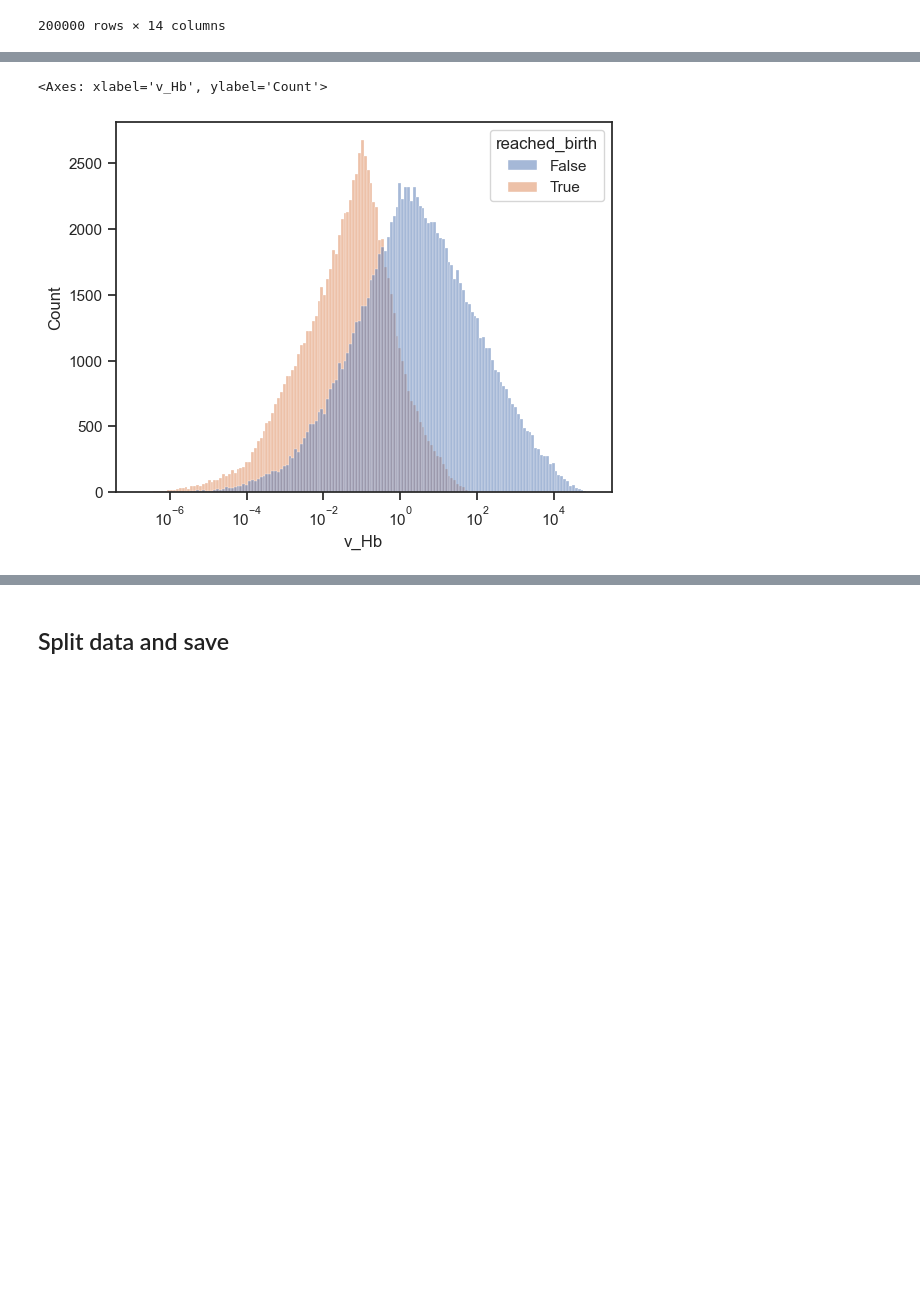
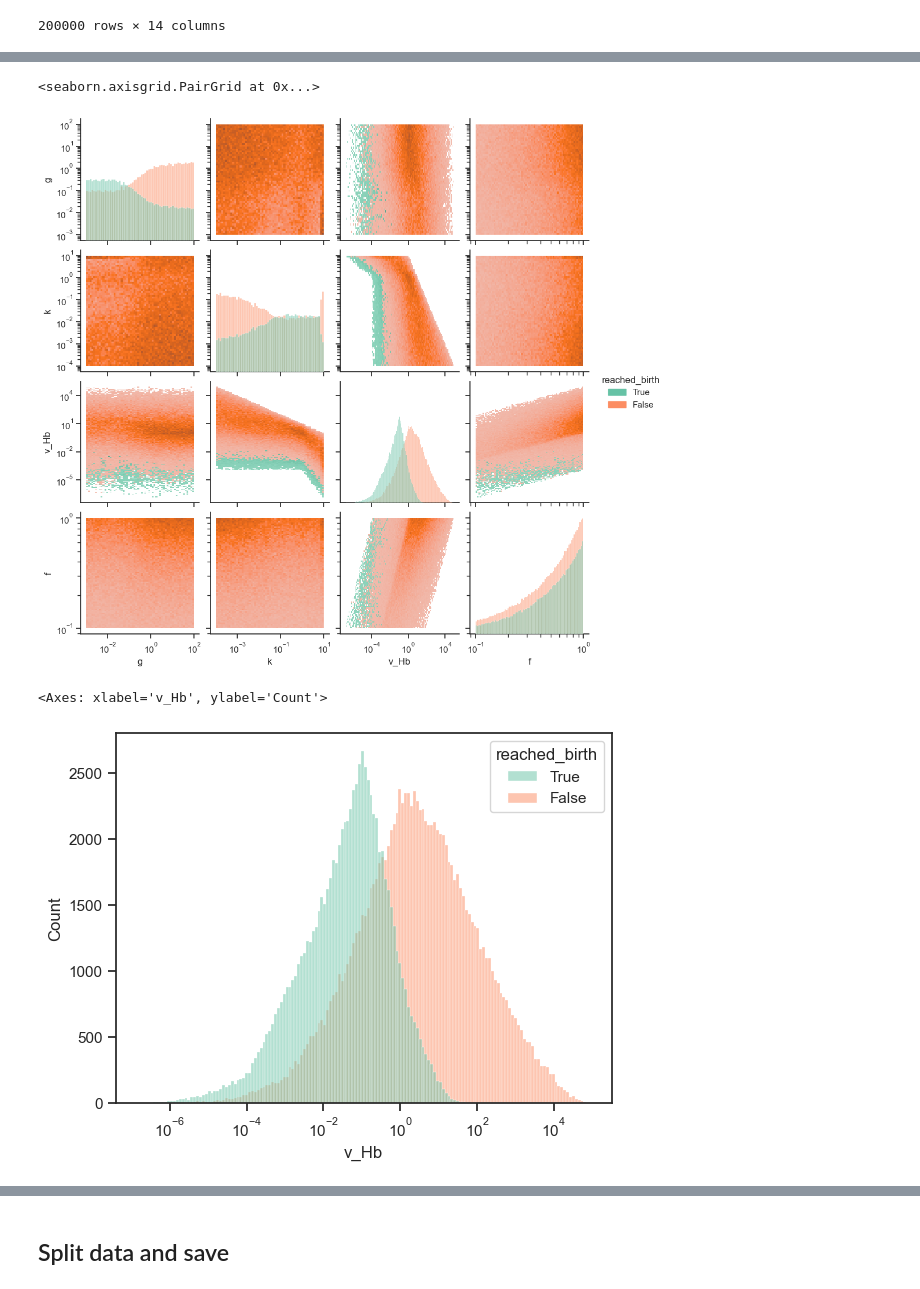
Before and after one commit to diogo-f-oliveira/deb-birth-prediction, a Jupyter notebook: notebooks/Data Preprocessing.ipynb, the cells around one changed output, grey strips where cells are left out. Saved outputs shown, nothing was run; the diff lists cells and outputs as text; code cells hidden in the pictures; blank space fills up the shorter version.

```diff
--- a/notebooks/Data Preprocessing.ipynb
+++ b/notebooks/Data Preprocessing.ipynb
@@ -100,7 +107,16 @@ df[['g', 'k', 'v_Hb', 'f']].describe()
 | max | 99.998241 | 9.999598 | 8.447736e+04 | 0.999996 |
+# %%
+sns.pairplot(data=df, vars=col_types['params'],
+             hue="reached_birth", palette="Set2", hue_order=[True, False],
+             kind='hist', diag_kind="hist",
+             plot_kws=dict(log_scale=True), diag_kws=dict(log_scale=True))
+# %% [output]
+<seaborn.axisgrid.PairGrid at 0x...>
+[figure, added]
 # %%
-sns.histplot(data=df, x='v_Hb', hue='reached_birth', common_norm=False, log_scale=True )
+sns.histplot(data=df, x='v_Hb', hue='reached_birth', common_norm=False, log_scale=True,
+             palette="Set2", hue_order=[True, False])
 # %% [output]
 <Axes: xlabel='v_Hb', ylabel='Count'>
-[figure, old version]
+[figure, new version]
 # %%
```
Also changed, not shown: parts of 24 cells of this notebook, 4 other files.
